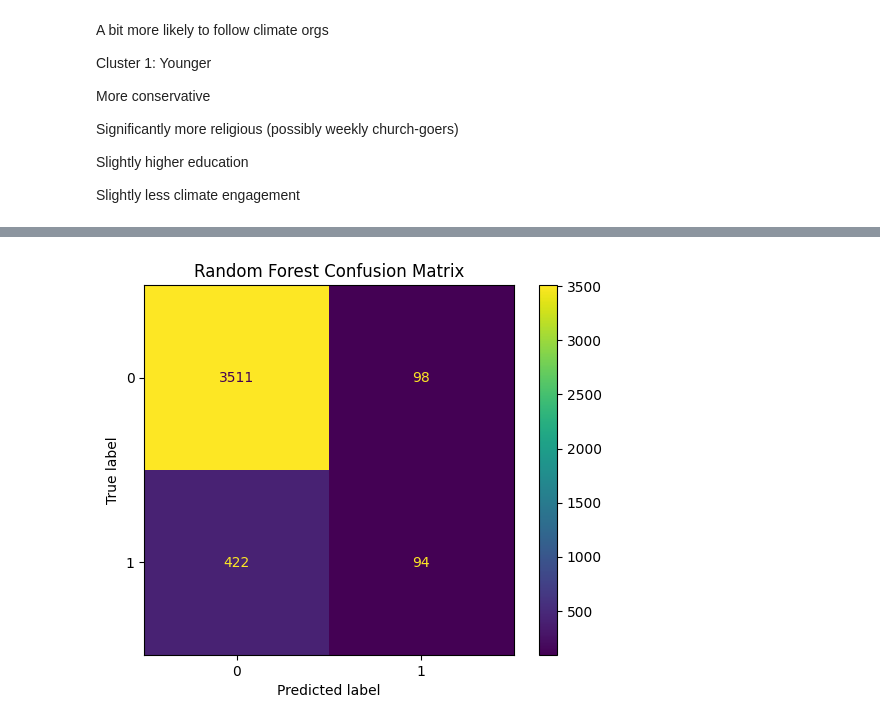
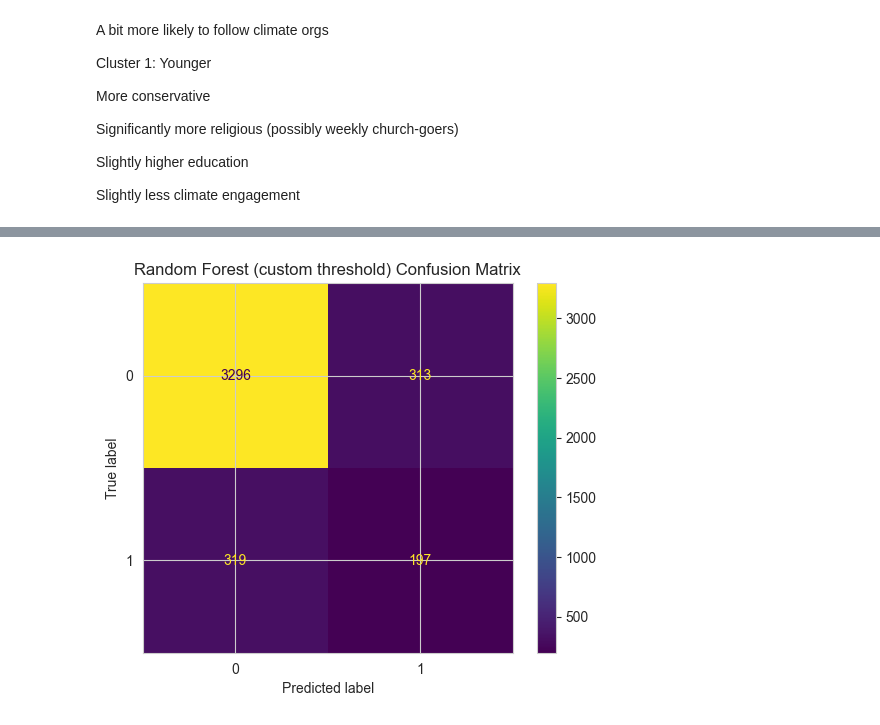
Before and after one commit to jocelynjiang1/ds3001-env-sm, a Jupyter notebook: final-project-src/eda.ipynb, the cells around one changed output, grey strips where cells are left out. Drawn from its saved outputs; the diff is of its cells as text; code cells hidden in the pictures.

Commit message:
did some tuning on decision trees

```diff
--- a/final-project-src/eda.ipynb
+++ b/final-project-src/eda.ipynb
@@ -251,12 +251,16 @@ Slightly higher education
 
 Slightly less climate engagement
 # %%
+from sklearn.metrics import accuracy_score, f1_score, classification_report, confusion_matrix, ConfusionMatrixDisplay
+from sklearn.tree import DecisionTreeClassifier, plot_tree
+from sklearn.ensemble import RandomForestClassifier
 from sklearn.model_selection import GridSearchCV
-from sklearn.metrics import accuracy_score, f1_score, classification_report, confusion_matrix, ConfusionMatrixDisplay
-from sklearn.tree import DecisionTreeClassifier
-from sklearn.ensemble import RandomForestClassifier
 import seaborn as sns
 import matplotlib.pyplot as plt
+import pandas as pd
+import numpy as np
+
+# === DECISION TREE ===
 
 dt_params = {
     'max_depth': [3, 5, 10, None],
@@ -264,12 +268,18 @@ dt_params = {
     'min_samples_leaf': [1, 2, 4]
 }
 
-dt = DecisionTreeClassifier(random_state=42)
-dt_grid = GridSearchCV(dt, dt_params, cv=5, scoring='f1_weighted')
+# dt = DecisionTreeClassifier(random_state=42)
+dt = DecisionTreeClassifier(random_state=42, class_weight='balanced')  # Added class weighting to improve recall for minority class
+
+# dt_grid = GridSearchCV(dt, dt_params, cv=5, scoring='f1_weighted')
+dt_grid = GridSearchCV(dt, dt_params, cv=5, scoring='f1_macro')  # Changed scoring to focus on balanced performance
+
 dt_grid.fit(X_train_balanced, y_train_balanced)
-
 dt_best = dt_grid.best_estimator_
 y_pred_dt = dt_best.predict(X_test)
+
+# === RANDOM FOREST ===
+
 rf_params = {
     'n_estimators': [50, 100, 150],
     'max_depth': [5, 10, None],
@@ -277,12 +287,22 @@ rf_params = {
     'min_samples_leaf': [1, 2]
 }
 
-rf = RandomForestClassifier(random_state=42)
-rf_grid = GridSearchCV(rf, rf_params, cv=5, scoring='f1_weighted')
+# rf = RandomForestClassifier(random_state=42)
+rf = RandomForestClassifier(random_state=42, class_weight='balanced')  # Added class weighting
+
+# rf_grid = GridSearchCV(rf, rf_params, cv=5, scoring='f1_weighted')
+rf_grid = GridSearchCV(rf, rf_params, cv=5, scoring='f1_macro')  # Changed scoring to macro F1
+
 rf_grid.fit(X_train_balanced, y_train_balanced)
+rf_best = rf_grid.best_estimator_
 
-rf_best = rf_grid.best_estimator_
-y_pred_rf = rf_best.predict(X_test)
+# y_pred_rf = rf_best.predict(X_test)
+y_proba_rf = rf_best.predict_proba(X_test)[:, 1]  # Use probabilities to apply custom threshold
+threshold = 0.35  # Lower threshold to boost recall for class 1
+y_pred_rf = (y_proba_rf >= threshold).astype(int)
+
+# === EVALUATION FUNCTION ===
+
 def evaluate_model(name, y_test, y_pred):
     print(f"==== {name} ====")
     print("Accuracy:", accuracy_score(y_test, y_pred))
@@ -297,18 +317,44 @@ def evaluate_model(name, y_test, y_pred):
     plt.show()
 
 evaluate_model("Decision Tree", y_test, y_pred_dt)
-evaluate_model("Random Forest", y_test, y_pred_rf)
-importances = rf_best.feature_importances_
+evaluate_model("Random Forest (custom threshold)", y_test, y_pred_rf)
+
+# === FEATURE IMPORTANCES ===
+
+# Random Forest feature importances
+importances_rf = rf_best.feature_importances_
 feat_names = X_train_balanced.columns
-importance_df = pd.DataFrame({'Feature': feat_names, 'Importance': importances})
-importance_df = importance_df.sort_values(by='Importance', ascending=False)
+importance_df_rf = pd.DataFrame({'Feature': feat_names, 'Importance': importances_rf})
+importance_df_rf = importance_df_rf.sort_values(by='Importance', ascending=False)
 
 plt.figure(figsize=(10, 6))
-sns.barplot(data=importance_df.head(10), x='Importance', y='Feature', palette='viridis')
+sns.barplot(data=importance_df_rf.head(10), x='Importance', y='Feature', hue='Feature', palette='viridis', legend=False)
 plt.title("Top 10 Feature Importances from Random Forest")
-plt.xlabel("Importance Score")
-plt.ylabel("Feature")
 plt.tight_layout()
 plt.show()
+
+# Decision Tree feature importances
+importances_dt = dt_best.feature_importances_
+importance_df_dt = pd.DataFrame({'Feature': feat_names, 'Importance': importances_dt})
+importance_df_dt = importance_df_dt.sort_values(by='Importance', ascending=False)
+
+plt.figure(figsize=(10, 6))
+sns.barplot(data=importance_df_rf.head(10), x='Importance', y='Feature', hue='Feature', palette='viridis', legend=False)
+plt.title("Top 10 Feature Importances from Decision Tree")
+plt.tight_layout()
+plt.show()
+
+# === DECISION TREE VISUALIZATION ===
+
+plt.figure(figsize=(20, 10))
+plot_tree(
+    dt_best,
+    feature_names=feat_names,
+    class_names=["No Action", "Takes Action"],
+    filled=True,
+    rounded=True
+)
+plt.title("Decision Tree Visualization")
+plt.show()
 # %% [output]
 ==== Decision Tree ====
@@ -341 +387 @@ weighted avg       0.84      0.87      0.85      4125
-[figure, old version]
+[figure, new version]
```
Also changed, not shown: parts of 3 cells of this notebook.
